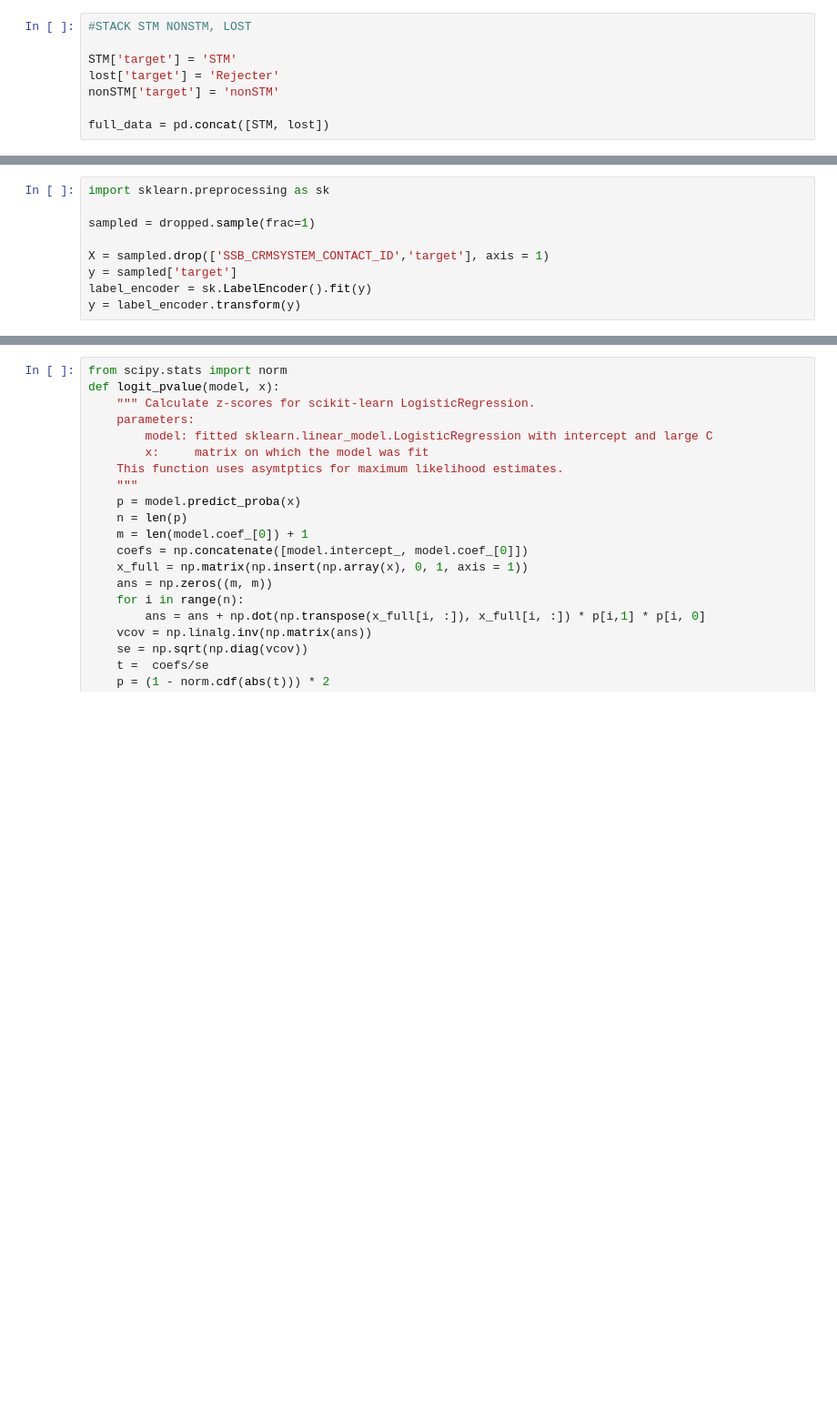
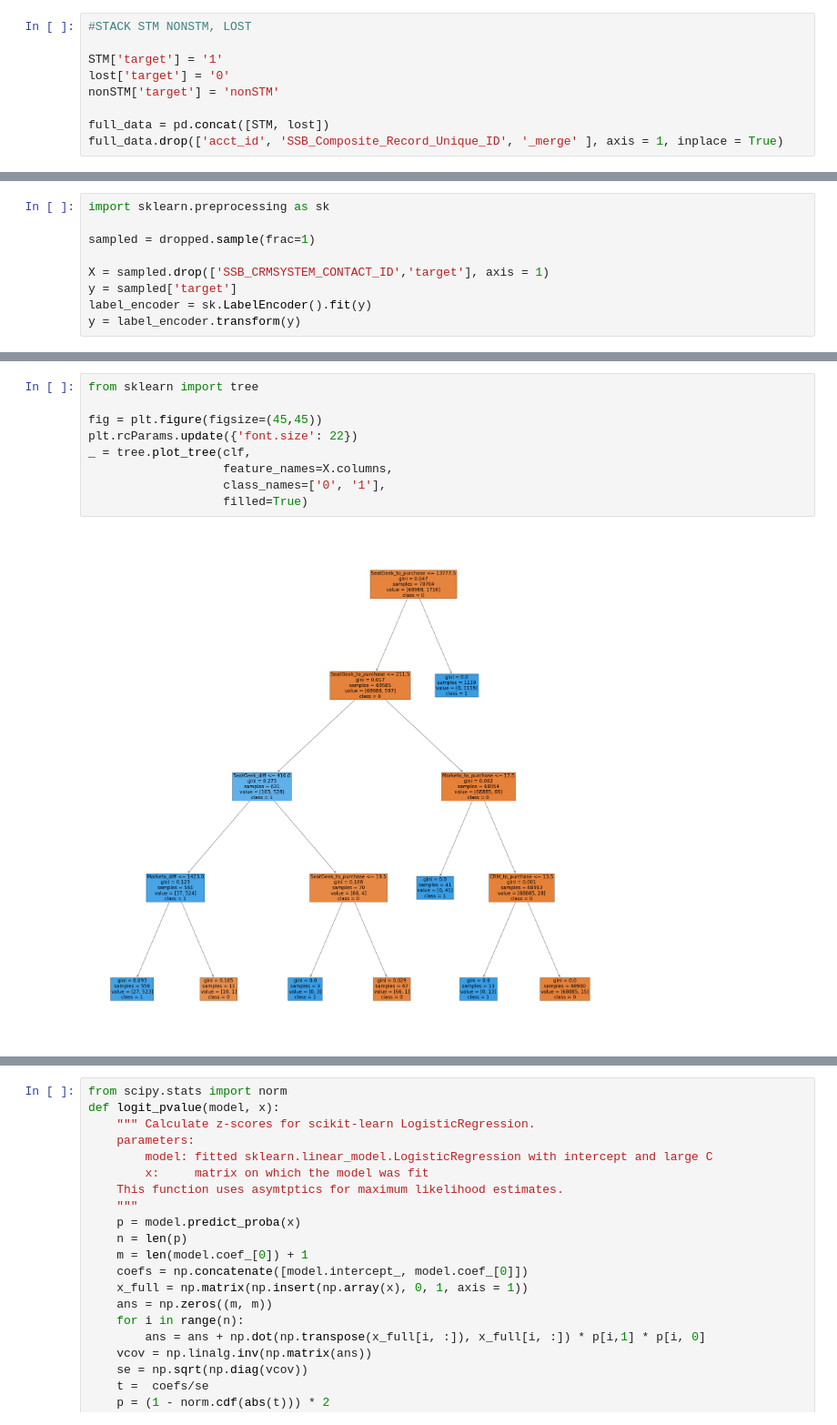
Before and after one commit to tbala25/ML_stm_prediction, a Jupyter notebook: Logistic_Regression.ipynb, the cells around one changed output, grey strips where cells are left out. Shown at 91% size. Drawn from its saved outputs; the diff is of its cells as text; blank space fills up the shorter version.

```diff
--- a/Logistic_Regression.ipynb
+++ b/Logistic_Regression.ipynb
@@ -271,11 +381,12 @@ for c in lost.columns.values:
 # %%
 #STACK STM NONSTM, LOST
 
-STM['target'] = 'STM'
-lost['target'] = 'Rejecter'
+STM['target'] = '1'
+lost['target'] = '0'
 nonSTM['target'] = 'nonSTM'
 
 full_data = pd.concat([STM, lost])
+full_data.drop(['acct_id', 'SSB_Composite_Record_Unique_ID', '_merge' ], axis = 1, inplace = True)
 # %%
 full_data['target'].value_counts()/ len(full_data['target'])
 # %% [output]
@@ -465,0 +636,11 @@ print(r2)
+# %%
+from sklearn import tree
+
+fig = plt.figure(figsize=(45,45))
+plt.rcParams.update({'font.size': 22})
+_ = tree.plot_tree(clf,
+                   feature_names=X.columns,
+                   class_names=['0', '1'],
+                   filled=True)
+# %% [output]
+[figure, added]
```
Also changed, not shown: parts of 73 cells of this notebook, 4 other files.
